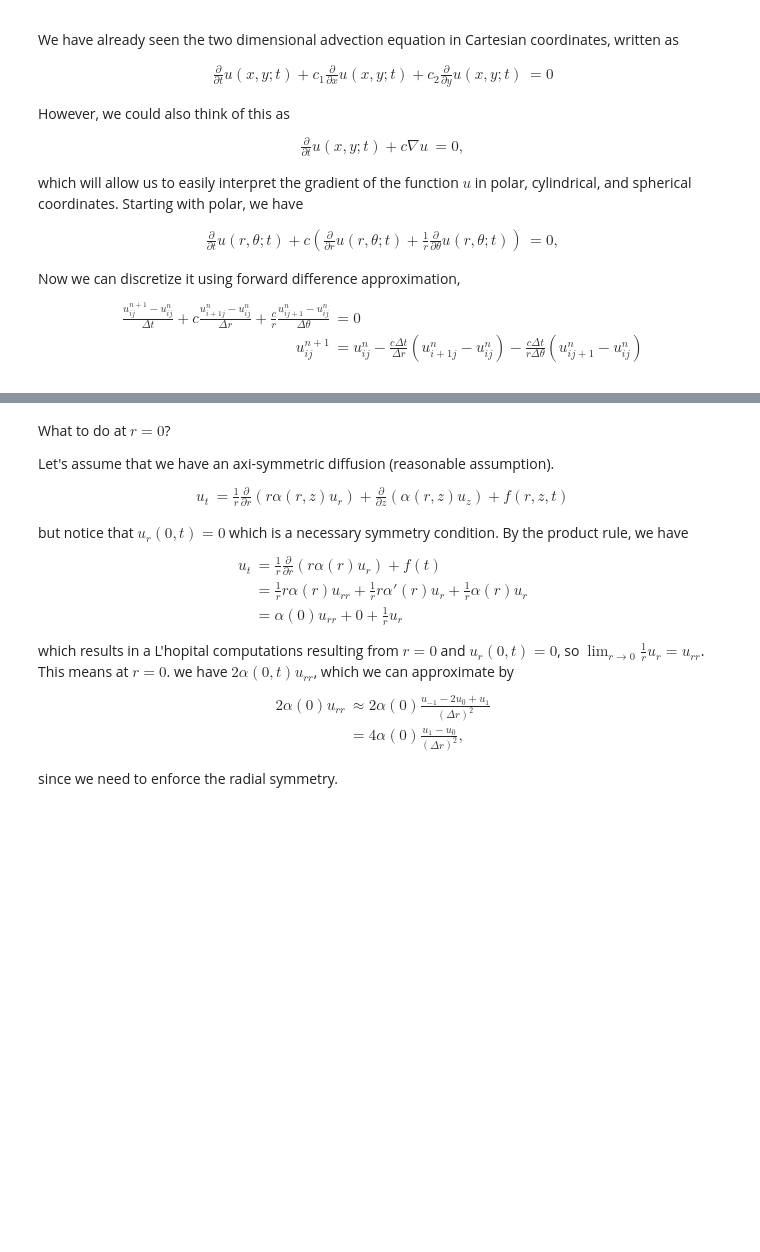
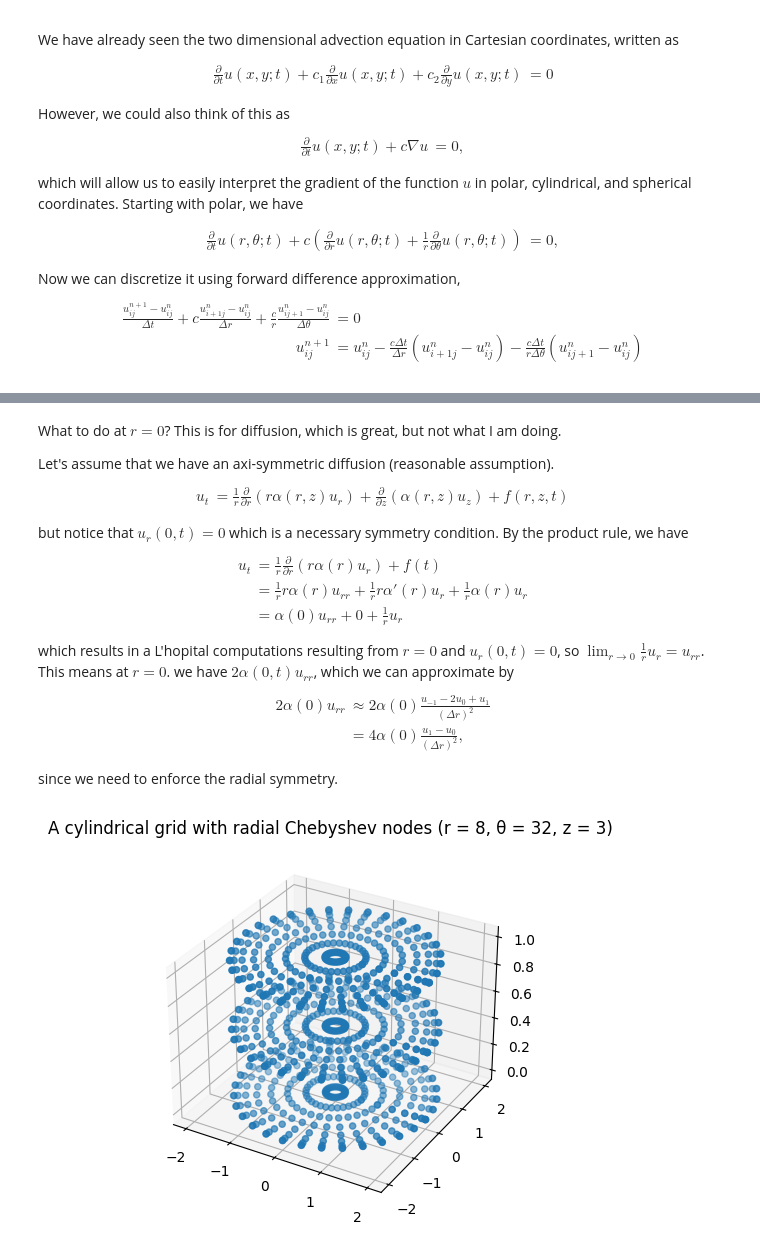
Before and after one commit to mtscott/Spectral-QTT, a Jupyter notebook: FinDiffCylSph(wk2).ipynb, the cells around one changed output, grey strips where cells are left out. Saved outputs shown, nothing was run; the diff lists cells and outputs as text; code cells hidden in the pictures; blank space fills up the shorter version.

```diff
--- a/FinDiffCylSph(wk2).ipynb
+++ b/FinDiffCylSph(wk2).ipynb
@@ -514,5 +585,5 @@ Done!
 # %% [markdown]
-What to do at $r=0$?
+What to do at $r=0$? This is for diffusion, which is great, but not what I am doing.
 
 Let's assume that we have an axi-symmetric diffusion (reasonable assumption).
 \begin{align}
@@ -533,3 +604,27 @@ which results in a L'hopital computations resulting from $r=0$ and $u_r(0,t) = 0
 \end{align}
 
 since we need to enforce the radial symmetry.
+# %%
+nr = 8
+nw = 33
+nz = 3
+rmax = 2
+r = rmax*np.polynomial.chebyshev.chebpts1(2*nr)
+r = np.append(r[nr:], rmax)
+theta = np.linspace(0,2*np.pi, nw)
+
+z = np.linspace(0, 1,nz)
+
+r, theta, z = np.meshgrid(r, theta,z)
+x = r * np.cos(theta)
+y = r * np.sin(theta)
+
+fig = plt.figure()
+ax = fig.add_subplot(projection='3d')
+#ax.contourf(theta,r,f(r,theta))
+ax.scatter(x, y, z)
+
+ax.set_title("A cylindrical grid with radial Chebyshev nodes (r = 8, θ = 32, z = 3)", va='bottom')
+plt.show()
+# %% [output]
+[figure, added]
```
Also changed, not shown: parts of 18 cells of this notebook, 10 other files.
